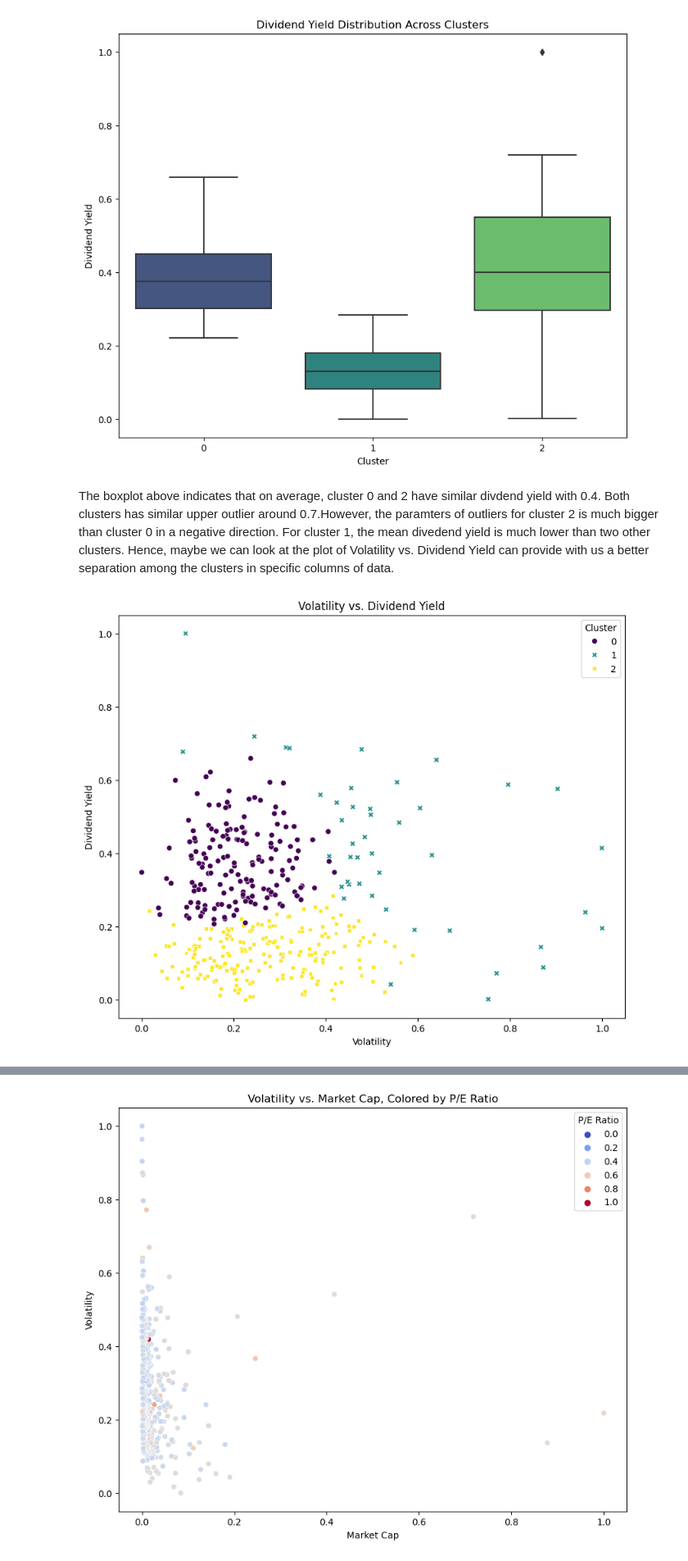
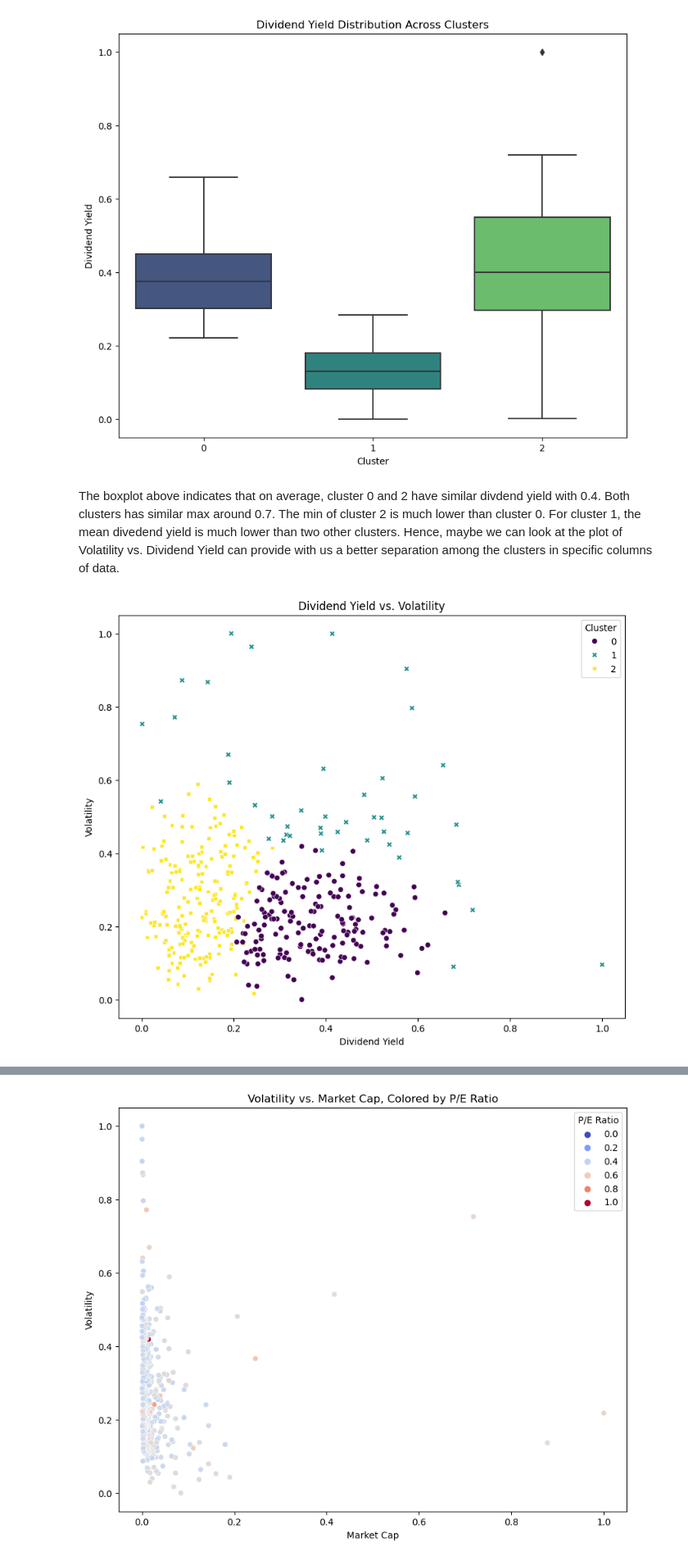
Before and after one commit to Purpup/COGS118B-Project, a Jupyter notebook: FinalProject.ipynb, the cells around one changed output, grey strips where cells are left out. Shown at 82% size. Cells and saved outputs as stored; diff of their text form; code cells hidden in the pictures.

```diff
--- a/FinalProject.ipynb
+++ b/FinalProject.ipynb
@@ -444,12 +444,12 @@ plt.show()
 # %% [output]
 [figure]
 # %% [markdown]
-The boxplot above indicates that on average, cluster 0 and 2 have similar divdend yield with 0.4. Both clusters has similar upper outlier around 0.7.However, the paramters of outliers for cluster 2 is much bigger than cluster 0 in a negative direction. For cluster 1, the mean divedend yield is much lower than two other clusters. Hence, maybe we can look at the plot of Volatility vs. Dividend Yield can provide with us a better separation among the clusters in specific columns of data.
+The boxplot above indicates that on average, cluster 0 and 2 have similar divdend yield with 0.4. Both clusters has similar max around 0.7. The min of cluster 2 is much lower than cluster 0. For cluster 1, the mean divedend yield is much lower than two other clusters. Hence, maybe we can look at the plot of Volatility vs. Dividend Yield can provide with us a better separation among the clusters in specific columns of data.
 # %%
 
 plt.figure(figsize=(10, 8))
-sns.scatterplot(x='Volatility', y='Dividend Yield', hue='Cluster', style='Cluster', data=df_normalized, palette='viridis')
-plt.title('Volatility vs. Dividend Yield')
+sns.scatterplot(x='Dividend Yield', y='Volatility', hue='Cluster', style='Cluster', data=df_normalized, palette='viridis')
+plt.title('Dividend Yield vs. Volatility')
 plt.show()
 # %% [output]
-[figure, old version]
+[figure, new version]
```
Also changed, not shown: parts of 1 cell of this notebook.
